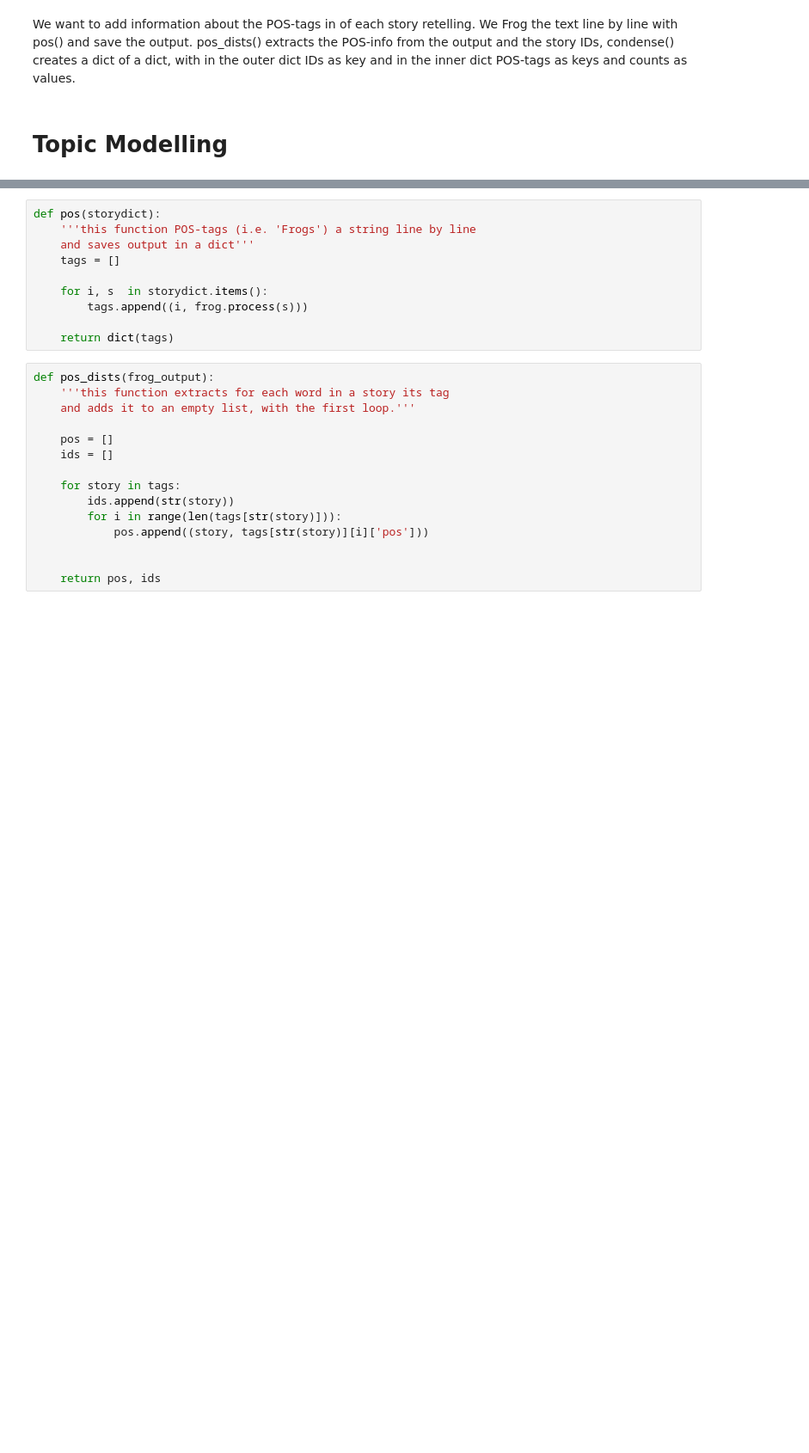
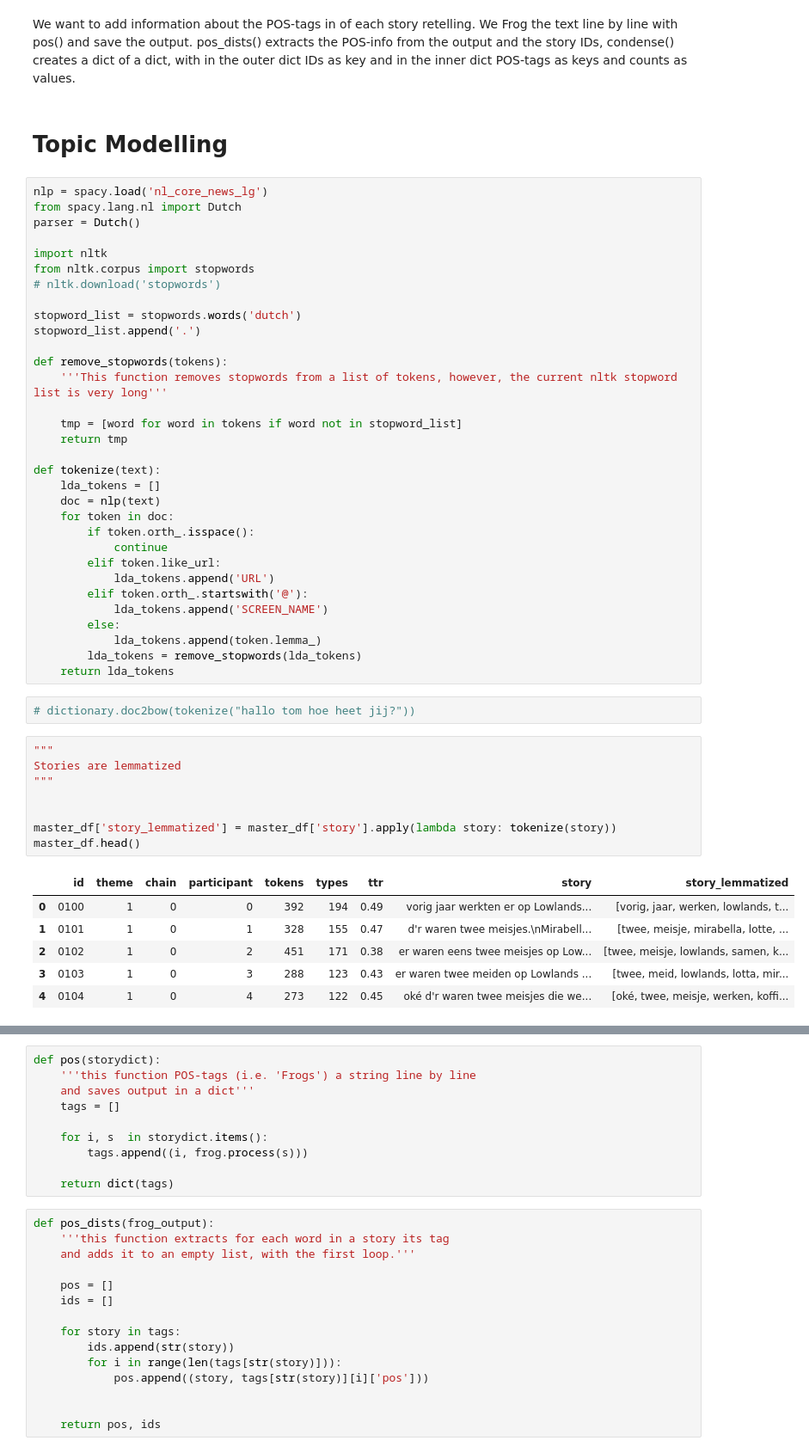
Before and after one commit to bma-vandijk/LL_analysis, a Jupyter notebook: LL_analysis.ipynb, the cells around one changed output, grey strips where cells are left out. Shown at 86% size. Drawn from its saved outputs; the diff is of its cells as text; blank space fills up the shorter version.

```diff
--- a/LL_analysis.ipynb
+++ b/LL_analysis.ipynb
@@ -126,3 +126,52 @@ master_df.head()
 We want to add information about the POS-tags in of each story retelling. We Frog the text line by line with pos() and save the output. pos_dists() extracts the POS-info from the output and the story IDs, condense() creates a dict of a dict, with in the outer dict IDs as key and in the inner dict POS-tags as keys and counts as values.
 # %% [markdown]
 # Topic Modelling
+# %%
+nlp = spacy.load('nl_core_news_lg')
+from spacy.lang.nl import Dutch
+parser = Dutch()
+
+import nltk
+from nltk.corpus import stopwords
+# nltk.download('stopwords')
+
+stopword_list = stopwords.words('dutch')
+stopword_list.append('.')
+
+def remove_stopwords(tokens):
+    '''This function removes stopwords from a list of tokens, however, the current nltk stopword list is very long'''
+
+    tmp = [word for word in tokens if word not in stopword_list]
+    return tmp
+
+def tokenize(text):
+    lda_tokens = []
+    doc = nlp(text)
+    for token in doc:
+        if token.orth_.isspace():
+            continue
+        elif token.like_url:
+            lda_tokens.append('URL')
+        elif token.orth_.startswith('@'):
+            lda_tokens.append('SCREEN_NAME')
+        else:
+            lda_tokens.append(token.lemma_)
+        lda_tokens = remove_stopwords(lda_tokens)
+    return lda_tokens
+# %%
+# dictionary.doc2bow(tokenize("hallo tom hoe heet jij?"))
+# %%
+"""
+Stories are lemmatized
+"""
+
+
+master_df['story_lemmatized'] = master_df['story'].apply(lambda story: tokenize(story))
+master_df.head()
+# %% [output]
+|  | id | theme | chain | participant | tokens | types | ttr | story | story_lemmatized |
+| 0 | 0100 | 1 | 0 | 0 | 392 | 194 | 0.49 | vorig jaar werkten er op Lowlands... | [vorig, jaar, werken, lowlands, t... |
+| 1 | 0101 | 1 | 0 | 1 | 328 | 155 | 0.47 | d'r waren twee meisjes.\nMirabell... | [twee, meisje, mirabella, lotte, ... |
+| 2 | 0102 | 1 | 0 | 2 | 451 | 171 | 0.38 | er waren eens twee meisjes op Low... | [twee, meisje, lowlands, samen, k... |
+| 3 | 0103 | 1 | 0 | 3 | 288 | 123 | 0.43 | er waren twee meiden op Lowlands ... | [twee, meid, lowlands, lotta, mir... |
+| 4 | 0104 | 1 | 0 | 4 | 273 | 122 | 0.45 | oké d'r waren twee meisjes die we... | [oké, twee, meisje, werken, koffi... |
```
Also changed, not shown: parts of 10 cells of this notebook, 6 other files.
